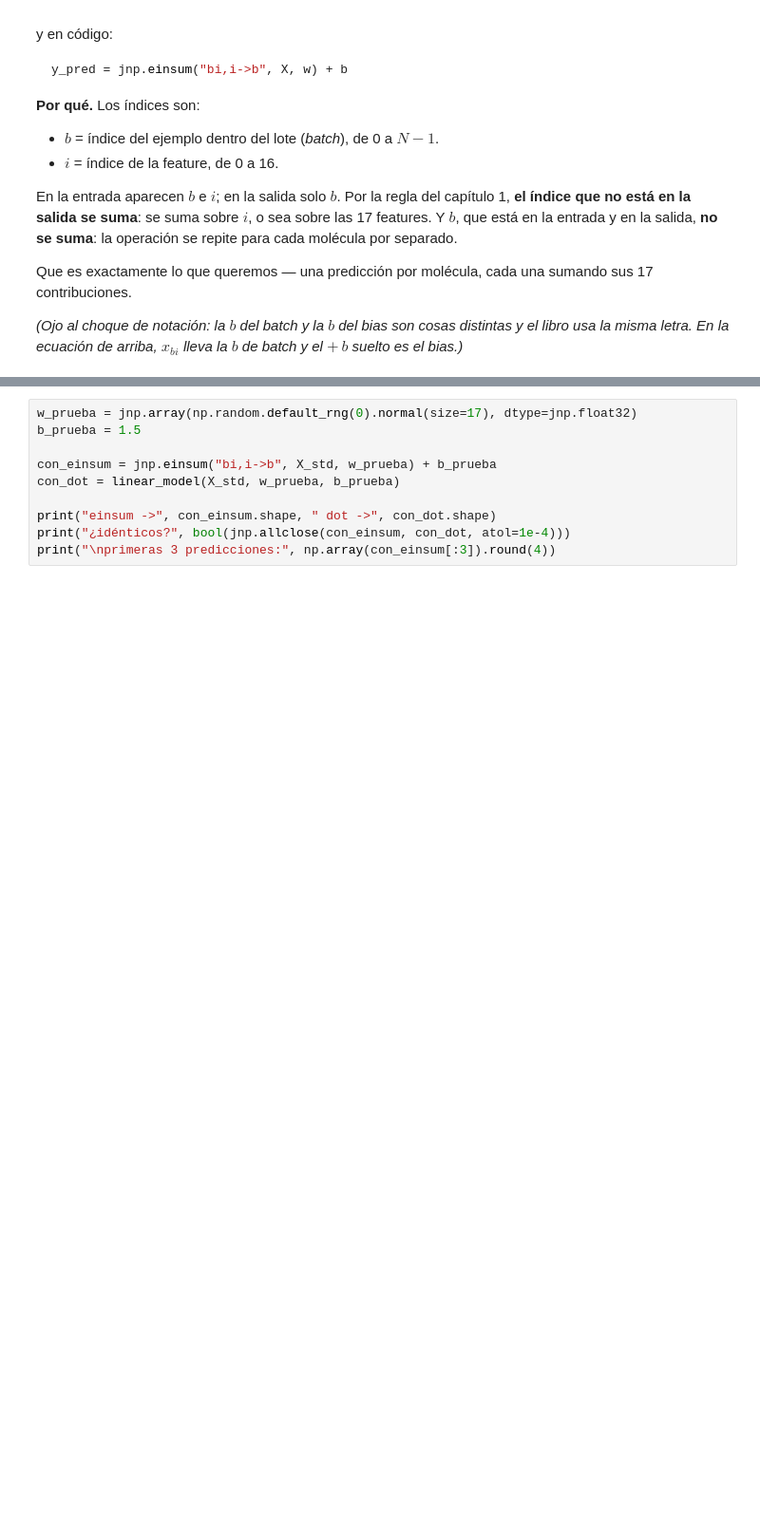
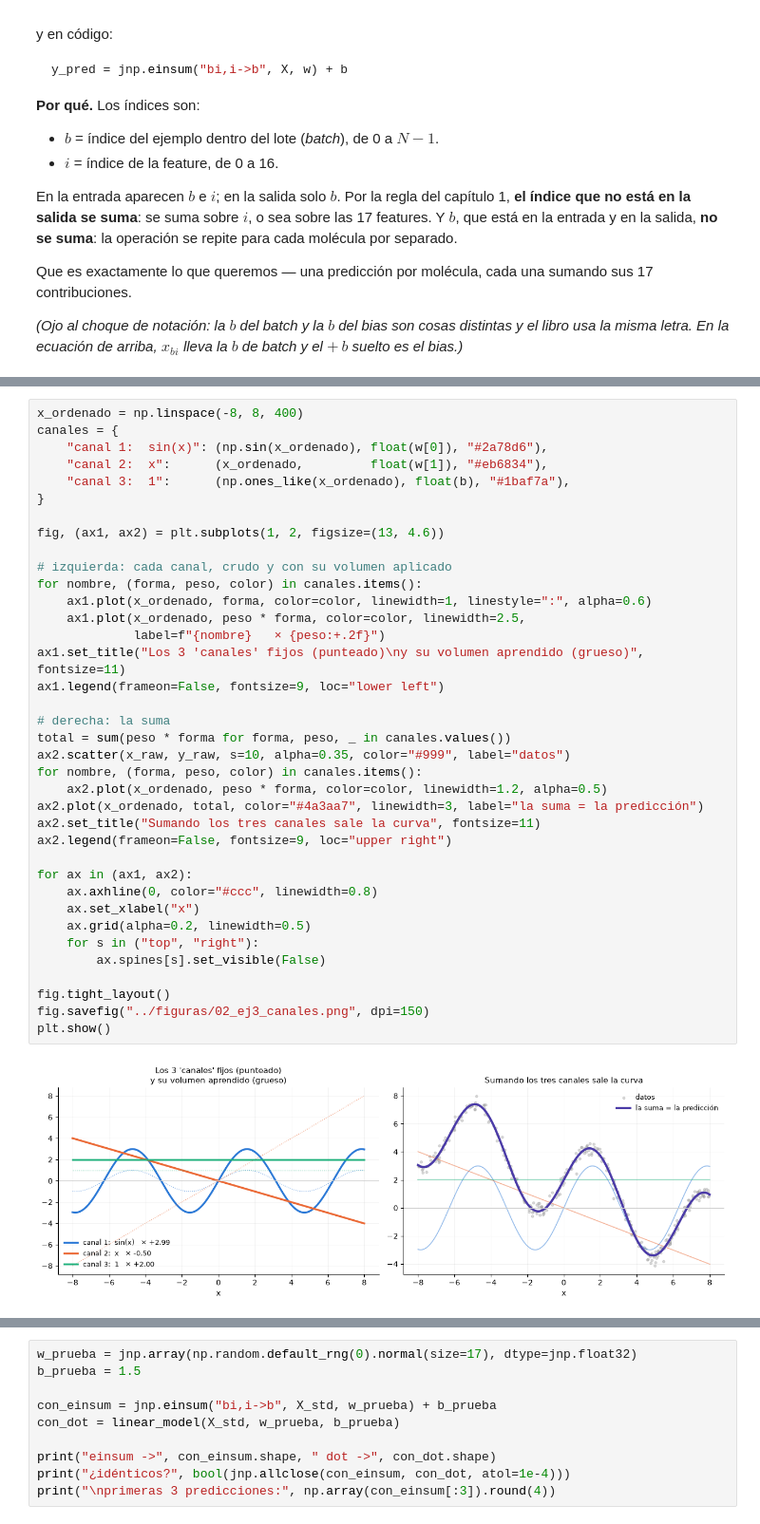
Before and after one commit to alexhrehoret/dmol-study-notes, a Jupyter notebook: notebooks/02_ejercicios_resueltos.ipynb, the cells around one changed output, grey strips where cells are left out. Shown at 95% size. Drawn from its saved outputs; the diff is of its cells as text; blank space fills up the shorter version.

```diff
--- a/notebooks/02_ejercicios_resueltos.ipynb
+++ b/notebooks/02_ejercicios_resueltos.ipynb
@@ -263,0 +304,39 @@ bias.)*
+# %%
+x_ordenado = np.linspace(-8, 8, 400)
+canales = {
+    "canal 1:  sin(x)": (np.sin(x_ordenado), float(w[0]), "#2a78d6"),
+    "canal 2:  x":      (x_ordenado,         float(w[1]), "#eb6834"),
+    "canal 3:  1":      (np.ones_like(x_ordenado), float(b), "#1baf7a"),
+}
+
+fig, (ax1, ax2) = plt.subplots(1, 2, figsize=(13, 4.6))
+
+# izquierda: cada canal, crudo y con su volumen aplicado
+for nombre, (forma, peso, color) in canales.items():
+    ax1.plot(x_ordenado, forma, color=color, linewidth=1, linestyle=":", alpha=0.6)
+    ax1.plot(x_ordenado, peso * forma, color=color, linewidth=2.5,
+             label=f"{nombre}   × {peso:+.2f}")
+ax1.set_title("Los 3 'canales' fijos (punteado)\ny su volumen aprendido (grueso)", fontsize=11)
+ax1.legend(frameon=False, fontsize=9, loc="lower left")
+
+# derecha: la suma
+total = sum(peso * forma for forma, peso, _ in canales.values())
+ax2.scatter(x_raw, y_raw, s=10, alpha=0.35, color="#999", label="datos")
+for nombre, (forma, peso, color) in canales.items():
+    ax2.plot(x_ordenado, peso * forma, color=color, linewidth=1.2, alpha=0.5)
+ax2.plot(x_ordenado, total, color="#4a3aa7", linewidth=3, label="la suma = la predicción")
+ax2.set_title("Sumando los tres canales sale la curva", fontsize=11)
+ax2.legend(frameon=False, fontsize=9, loc="upper right")
+
+for ax in (ax1, ax2):
+    ax.axhline(0, color="#ccc", linewidth=0.8)
+    ax.set_xlabel("x")
+    ax.grid(alpha=0.2, linewidth=0.5)
+    for s in ("top", "right"):
+        ax.spines[s].set_visible(False)
+
+fig.tight_layout()
+fig.savefig("../figuras/02_ej3_canales.png", dpi=150)
+plt.show()
+# %% [output]
+[figure, added]
```
Also changed, not shown: parts of 5 cells of this notebook.
